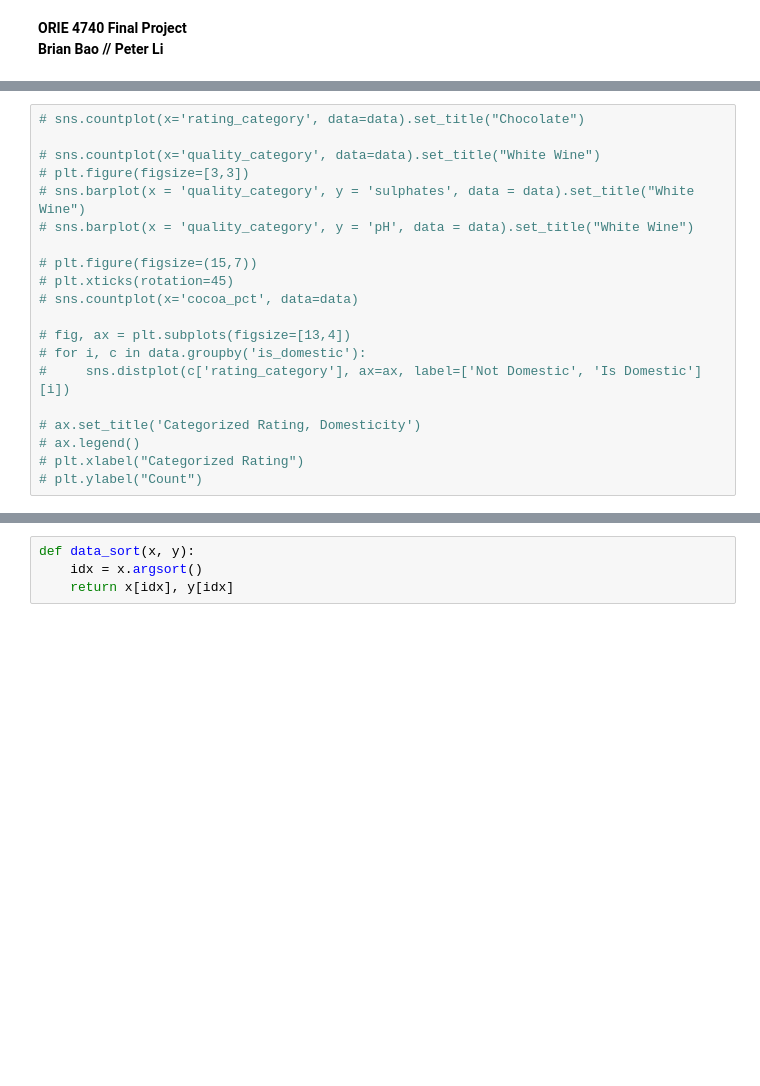
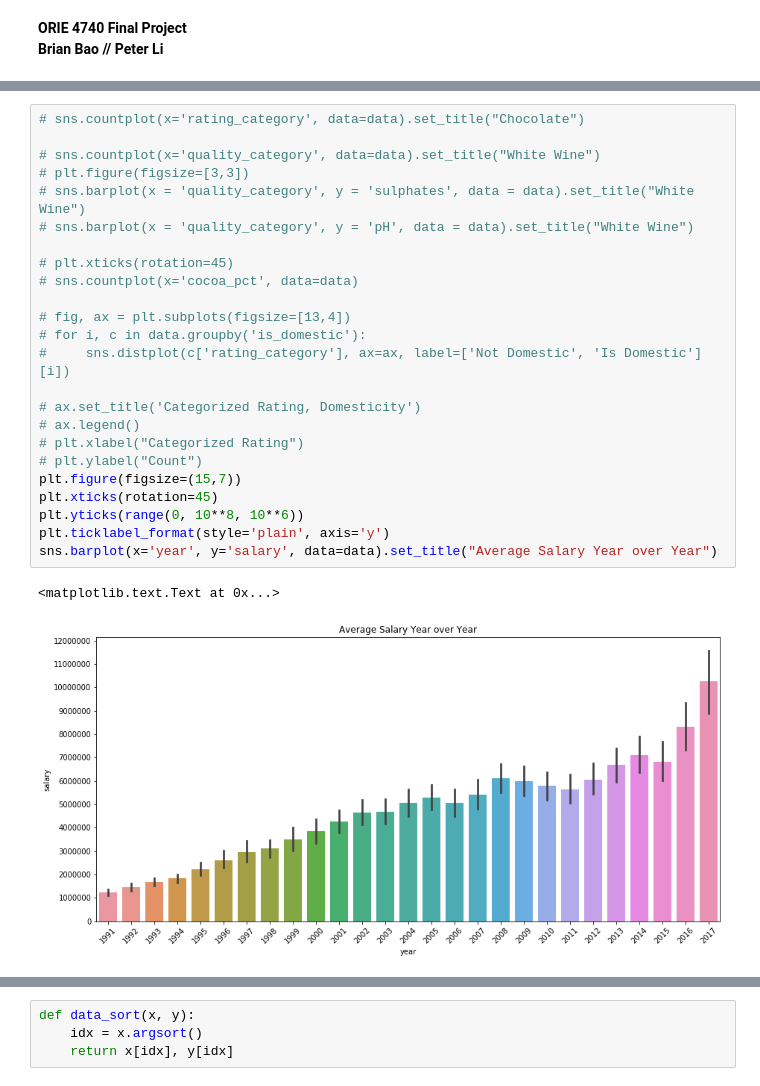
Before and after one commit to peteli3/data-mining-final-project, a Jupyter notebook: Predicting NBA Salaries.ipynb, the cells around one changed output, grey strips where cells are left out. Drawn from its saved outputs; the diff is of its cells as text; blank space fills up the shorter version.

```diff
--- a/Predicting NBA Salaries.ipynb
+++ b/Predicting NBA Salaries.ipynb
@@ -26,20 +36,27 @@ data.head()
 # %%
 # sns.countplot(x='rating_category', data=data).set_title("Chocolate")
 
 # sns.countplot(x='quality_category', data=data).set_title("White Wine")
 # plt.figure(figsize=[3,3])
 # sns.barplot(x = 'quality_category', y = 'sulphates', data = data).set_title("White Wine")
 # sns.barplot(x = 'quality_category', y = 'pH', data = data).set_title("White Wine")
 
-# plt.figure(figsize=(15,7))
 # plt.xticks(rotation=45)
 # sns.countplot(x='cocoa_pct', data=data)
 
 # fig, ax = plt.subplots(figsize=[13,4])
 # for i, c in data.groupby('is_domestic'):
 #     sns.distplot(c['rating_category'], ax=ax, label=['Not Domestic', 'Is Domestic'][i])
 
 # ax.set_title('Categorized Rating, Domesticity')
 # ax.legend()
 # plt.xlabel("Categorized Rating")
 # plt.ylabel("Count")
+plt.figure(figsize=(15,7))
+plt.xticks(rotation=45)
+plt.yticks(range(0, 10**8, 10**6))
+plt.ticklabel_format(style='plain', axis='y')
+sns.barplot(x='year', y='salary', data=data).set_title("Average Salary Year over Year")
+# %% [output]
+<matplotlib.text.Text at 0x...>
+[figure, added]
```
Also changed, not shown: parts of 18 cells of this notebook.
